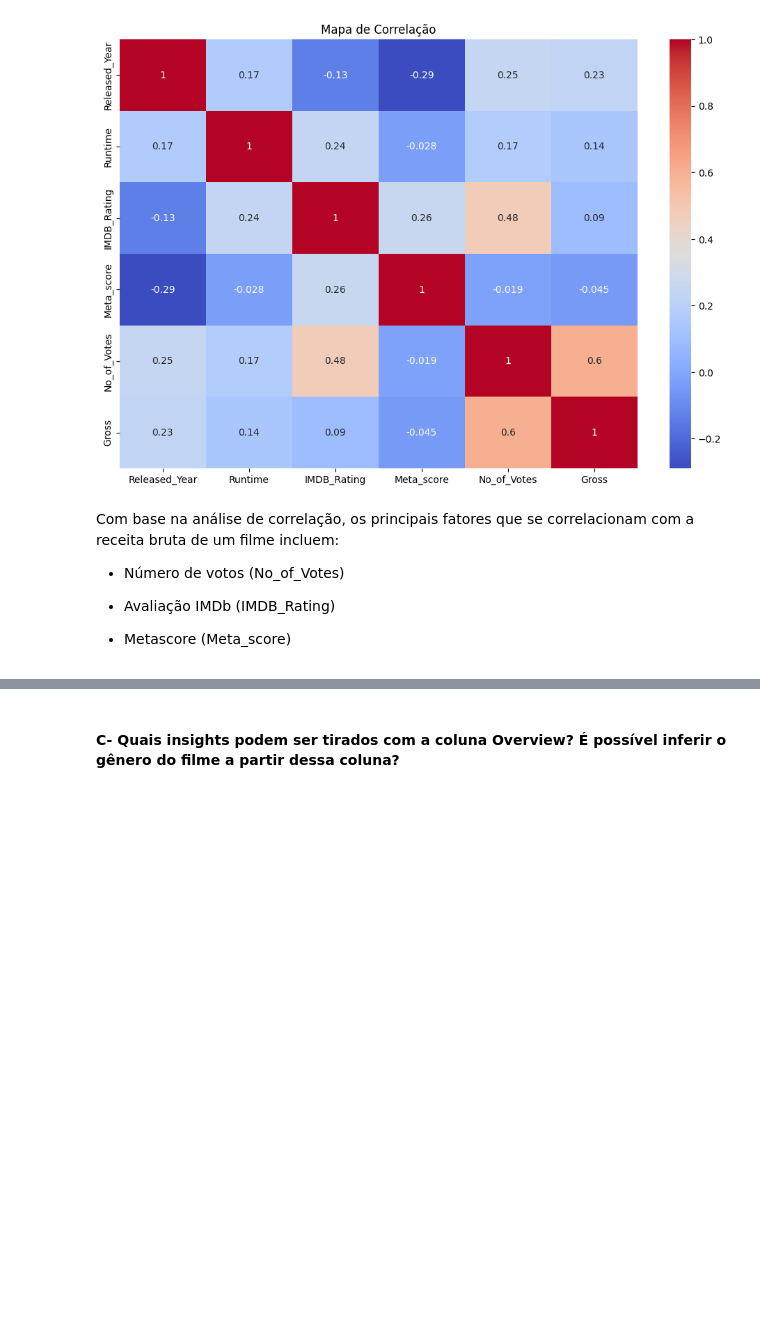
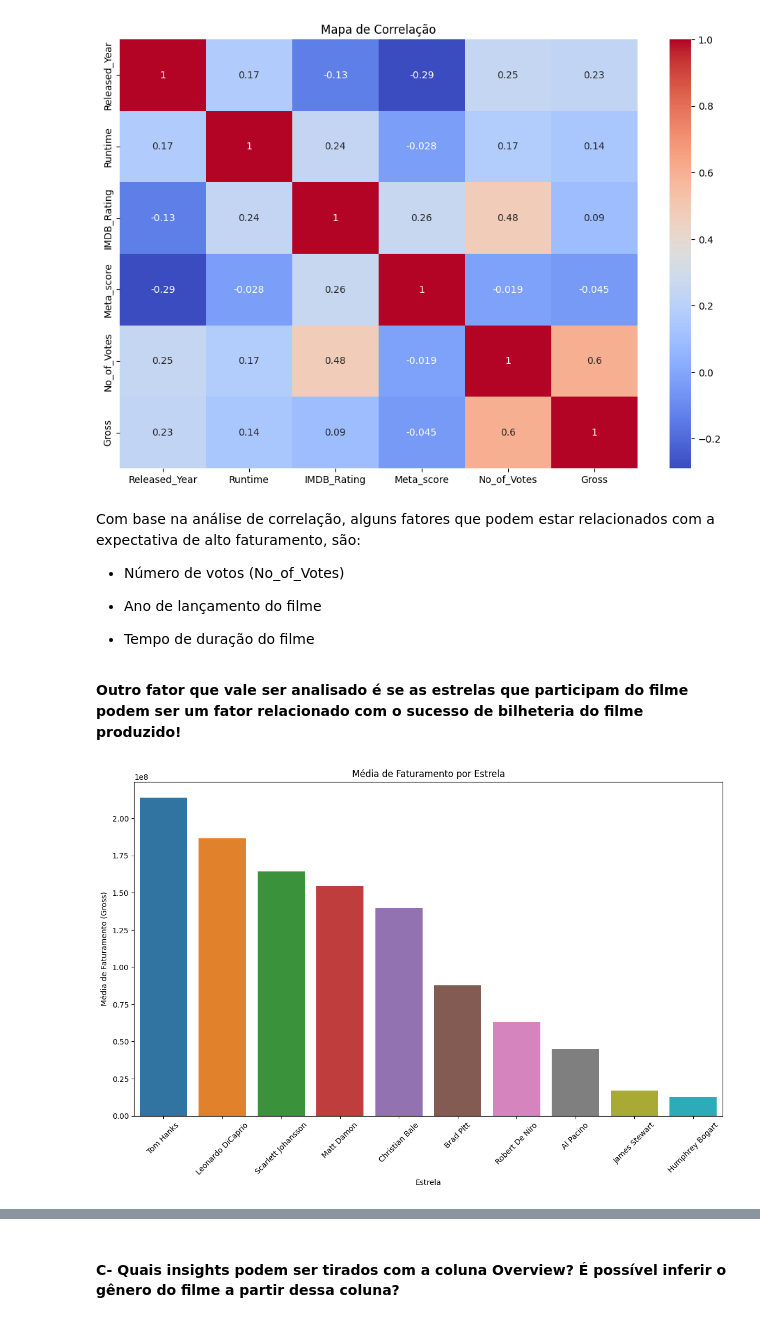
Before and after one commit to Ruann-01/LH_CD_RUANN_CAMPOS_DE_CASTRO_FARRAPO, a Jupyter notebook: Notebook_EDA.ipynb, the cells around one changed output, grey strips where cells are left out. Saved outputs shown, nothing was run; the diff lists cells and outputs as text; code cells hidden in the pictures; blank space fills up the shorter version.

```diff
--- a/Notebook_EDA.ipynb
+++ b/Notebook_EDA.ipynb
@@ -297,10 +298,35 @@ plt.show()
 # %% [output]
 [figure]
 # %% [markdown]
-Com base na análise de correlação, os principais fatores que se correlacionam com a receita bruta de um filme incluem:
+Com base na análise de correlação, alguns fatores que podem estar relacionados com a expectativa de alto faturamento, são:
 
 - Número de votos (No_of_Votes)
 
-- Avaliação IMDb (IMDB_Rating)
+- Ano de lançamento do filme
 
-- Metascore (Meta_score)
+- Tempo de duração do filme
+# %% [markdown]
+**Outro fator que vale ser analisado é se as estrelas que participam do filme podem ser um fator relacionado com o sucesso de bilheteria do filme produzido!**
+# %%
+# Combinar todas as estrelas em uma única coluna
+df_melted = df.melt(id_vars=['Gross'], value_vars=['Star1', 'Star2', 'Star3', 'Star4'], var_name='Star_Position', value_name='Star')
+
+# Filtrar as estrelas mais frequentes para visualização
+top_stars = df_melted['Star'].value_counts().index[:10]
+
+# Filtrar o DataFrame para incluir apenas essas estrelas
+df_top_stars = df_melted[df_melted['Star'].isin(top_stars)]
+
+# Calcular a média de faturamento por estrela
+avg_gross_by_star = df_top_stars.groupby('Star')['Gross'].mean().sort_values(ascending=False)
+
+# Criar o Bar Plot
+plt.figure(figsize=(14, 8))
+sns.barplot(x=avg_gross_by_star.index, y=avg_gross_by_star.values)
+plt.xticks(rotation=45)
+plt.title('Média de Faturamento por Estrela')
+plt.xlabel('Estrela')
+plt.ylabel('Média de Faturamento (Gross)')
+plt.show()
+# %% [output]
+[figure, added]
```
Also changed, not shown: parts of 5 cells of this notebook.
